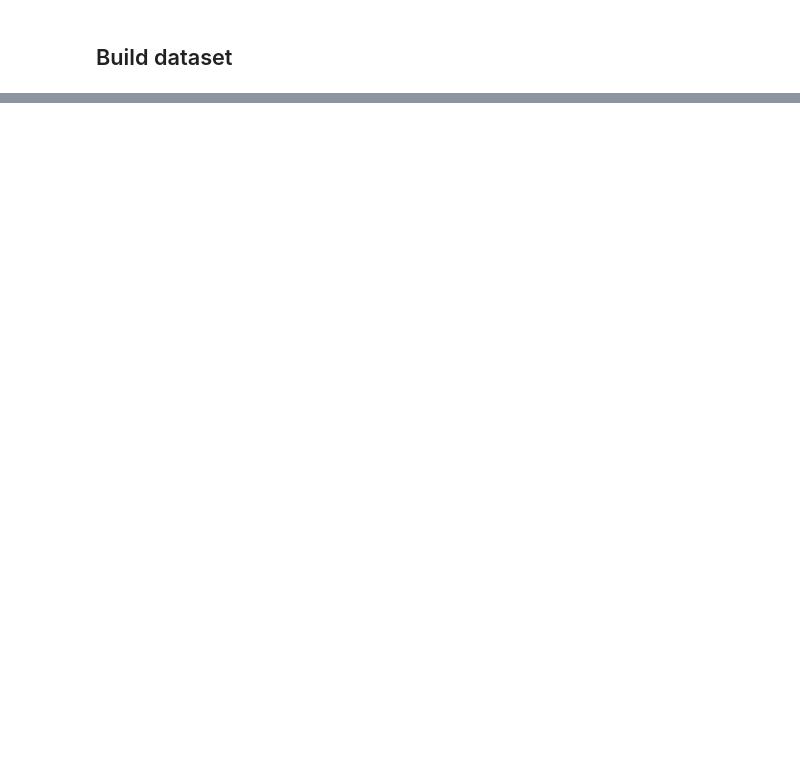
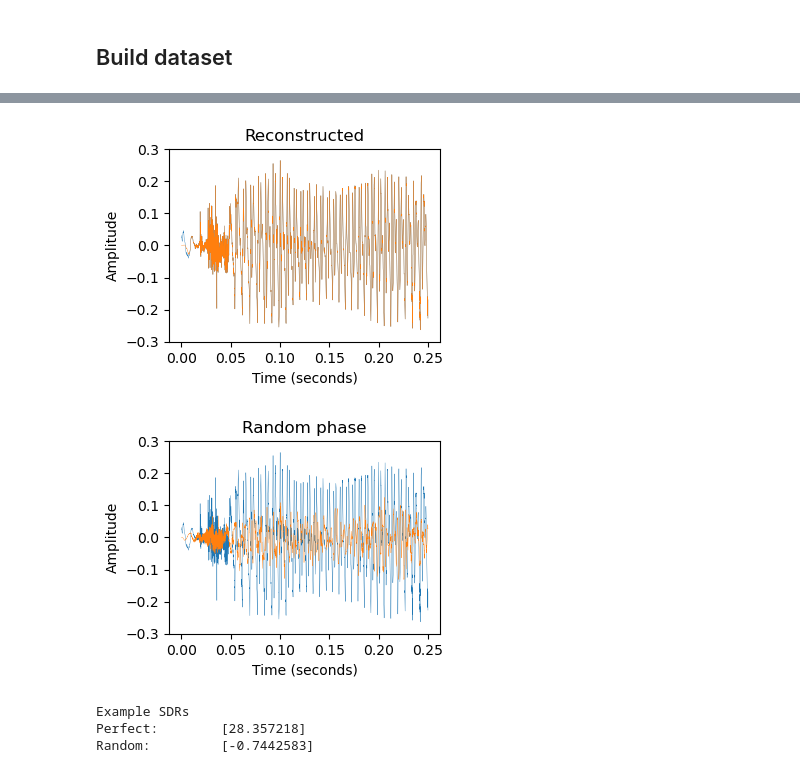
Before and after one commit to maxsolomonhenry/crf-phase-reconstruction, a Jupyter notebook: main.ipynb, the cells around one changed output, grey strips where cells are left out. Drawn from its saved outputs; the diff is of its cells as text; code cells hidden in the pictures; blank space fills up the shorter version.

```diff
--- a/main.ipynb
+++ b/main.ipynb
@@ -67,0 +79,29 @@ Random reconstruction: -0.6805585622787476dB
+# %%
+plt.figure(figsize=(3.5, 2.5))
+plot_signal(audio_in[1][:4000], sr)
+plot_signal(y[1][:4000], sr)
+plt.title("Reconstructed")
+plt.ylim([-.3, .3])
+
+plt.savefig("fig/example_perfect_reconstruction.png", dpi=dpi, bbox_inches = 'tight')
+plt.show()
+
+plt.figure(figsize=(3.5, 2.5))
+plot_signal(audio_in[1][:4000], sr)
+plot_signal(y_hat[1][:4000], sr)
+plt.ylim([-.3, .3])
+plt.title("Random phase")
+
+plt.savefig("fig/example_random_phase.png", dpi=dpi, bbox_inches = 'tight')
+plt.show()
+
+best = reconstruction_snr(tf.expand_dims(audio_in[1][:4000], 0), tf.expand_dims(y[1][:4000], 0))
+worst = reconstruction_snr(tf.expand_dims(audio_in[1][:4000], 0), tf.expand_dims(y_hat[1][:4000], 0))
+
+print(f"Example SDRs\nPerfect:\t{best}\nRandom:\t\t{worst}")
+# %% [output]
+[figure, added]
+[figure, added]
+Example SDRs
+Perfect:        [28.357218]
+Random:         [-0.7442583]
```
Also changed, not shown: parts of 4 cells of this notebook, 4 other files.
